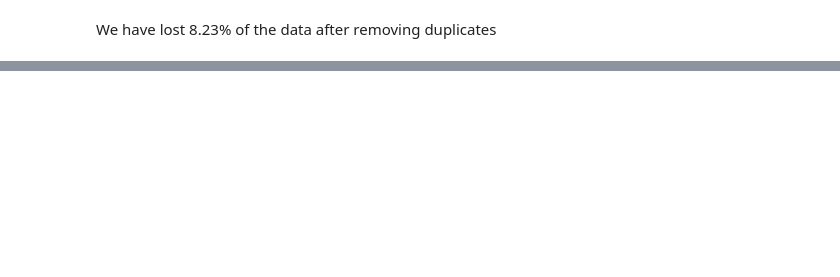
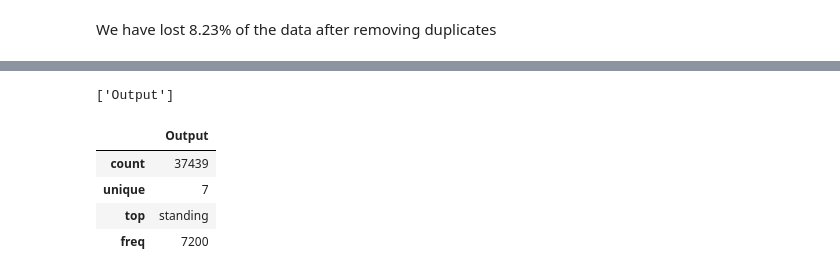
Before and after one commit to farizali10/Sensor_Motion_Classifier, a Jupyter notebook: notebooks/EDA.ipynb, the cells around one changed output, grey strips where cells are left out. Saved outputs shown, nothing was run; the diff lists cells and outputs as text; code cells hidden in the pictures; blank space fills up the shorter version.

```diff
--- a/notebooks/EDA.ipynb
+++ b/notebooks/EDA.ipynb
@@ -187,0 +149,12 @@ df1.rename(columns={"# Columns: time":"Time"},inplace=True)
+# %%
+categorical_columns
+# %% [output]
+['Output']
+# %%
+df1[categorical_columns].describe()
+# %% [output]
+|  | Output |
+| count | 37439 |
+| unique | 7 |
+| top | standing |
+| freq | 7200 |
```
Also changed, not shown: parts of 47 cells of this notebook.
